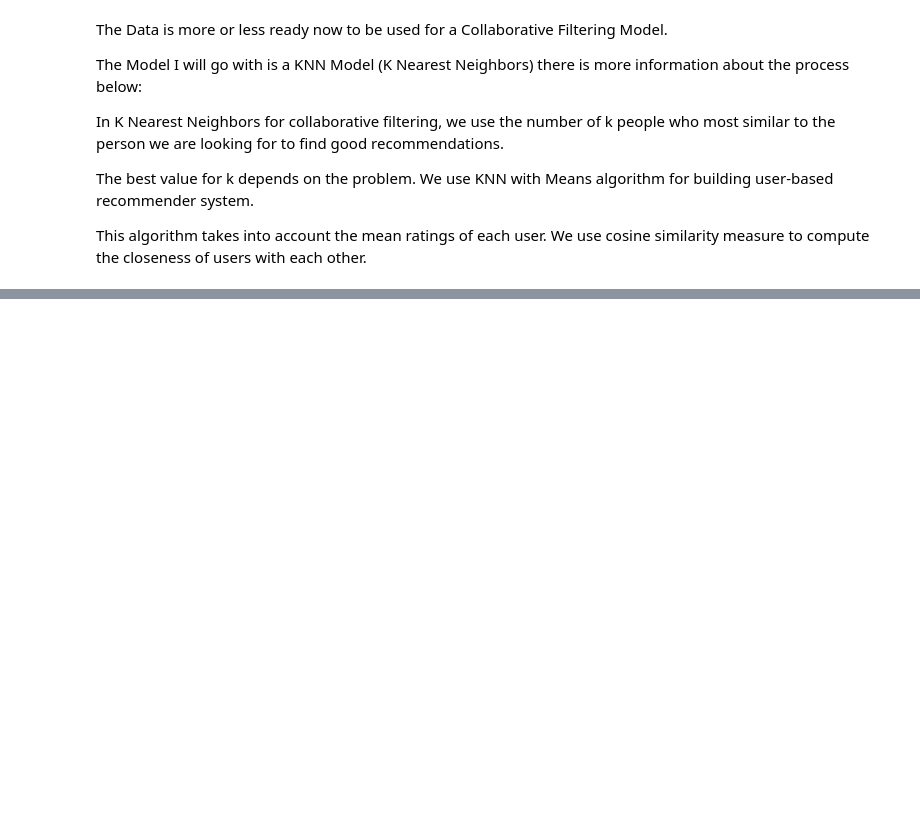
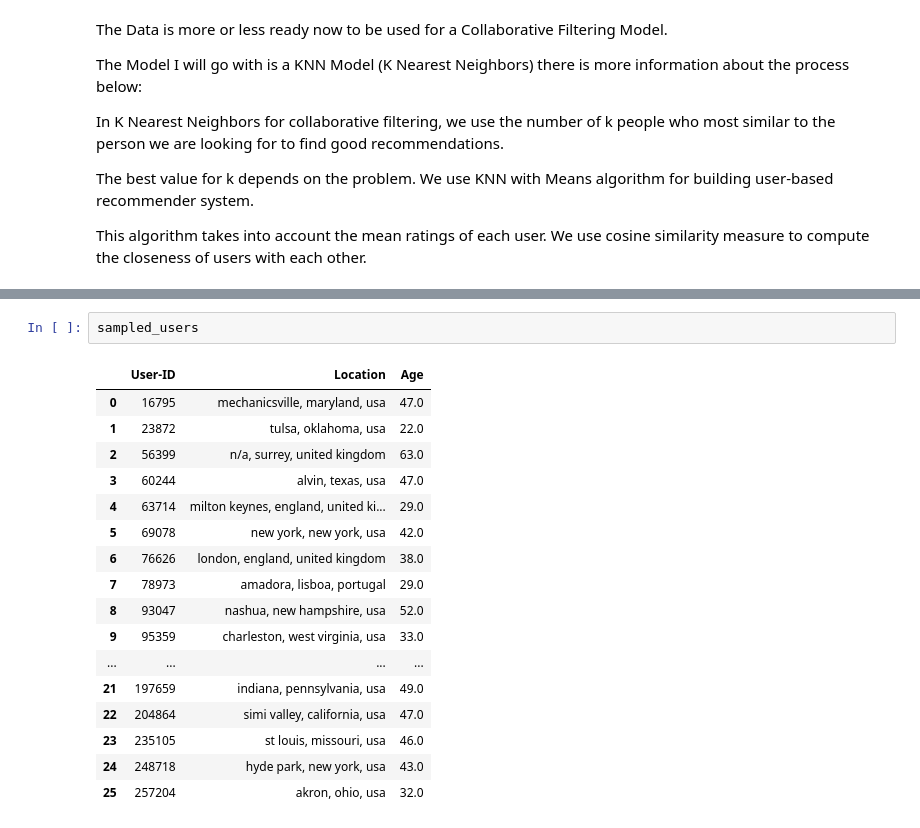
Before and after one commit to wristi/Book-Recommender-System-Challenge, a Jupyter notebook: Project_Code/Recommender System.ipynb, the cells around one changed output, grey strips where cells are left out. Cells and saved outputs as stored; diff of their text form; blank space fills up the shorter version.

```diff
--- a/Project_Code/Recommender System.ipynb
+++ b/Project_Code/Recommender System.ipynb
@@ -367,0 +378,20 @@ item_based_cf.recommend(recommendations)
+# %%
+sampled_users
+# %% [output]
+|  | User-ID | Location | Age |
+| 0 | 16795 | mechanicsville, maryland, usa | 47.0 |
+| 1 | 23872 | tulsa, oklahoma, usa | 22.0 |
+| 2 | 56399 | n/a, surrey, united kingdom | 63.0 |
+| 3 | 60244 | alvin, texas, usa | 47.0 |
+| 4 | 63714 | milton keynes, england, united ki... | 29.0 |
+| 5 | 69078 | new york, new york, usa | 42.0 |
+| 6 | 76626 | london, england, united kingdom | 38.0 |
+| 7 | 78973 | amadora, lisboa, portugal | 29.0 |
+| 8 | 93047 | nashua, new hampshire, usa | 52.0 |
+| 9 | 95359 | charleston, west virginia, usa | 33.0 |
+| ... | ... | ... | ... |
+| 21 | 197659 | indiana, pennsylvania, usa | 49.0 |
+| 22 | 204864 | simi valley, california, usa | 47.0 |
+| 23 | 235105 | st louis, missouri, usa | 46.0 |
+| 24 | 248718 | hyde park, new york, usa | 43.0 |
+| 25 | 257204 | akron, ohio, usa | 32.0 |
```
Also changed, not shown: parts of 18 cells of this notebook, 1 other file.
